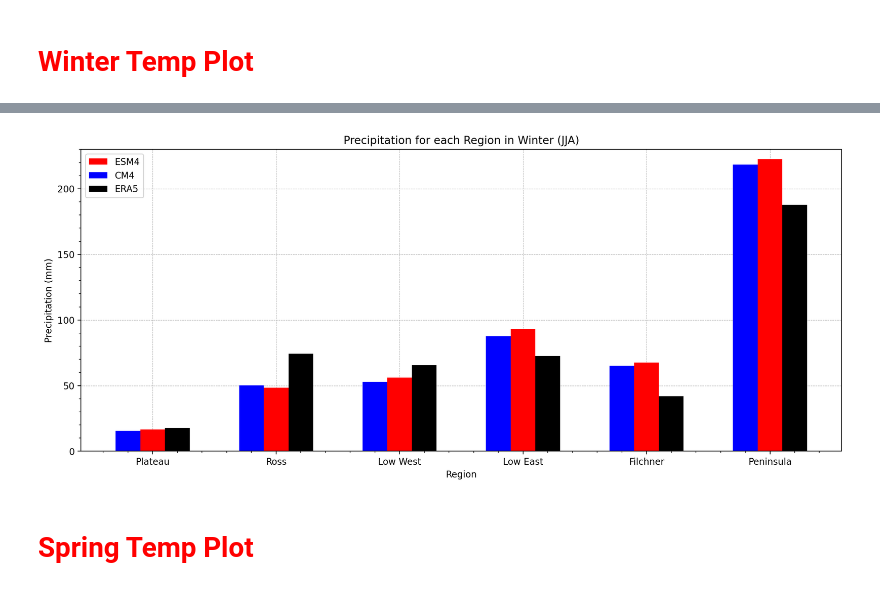
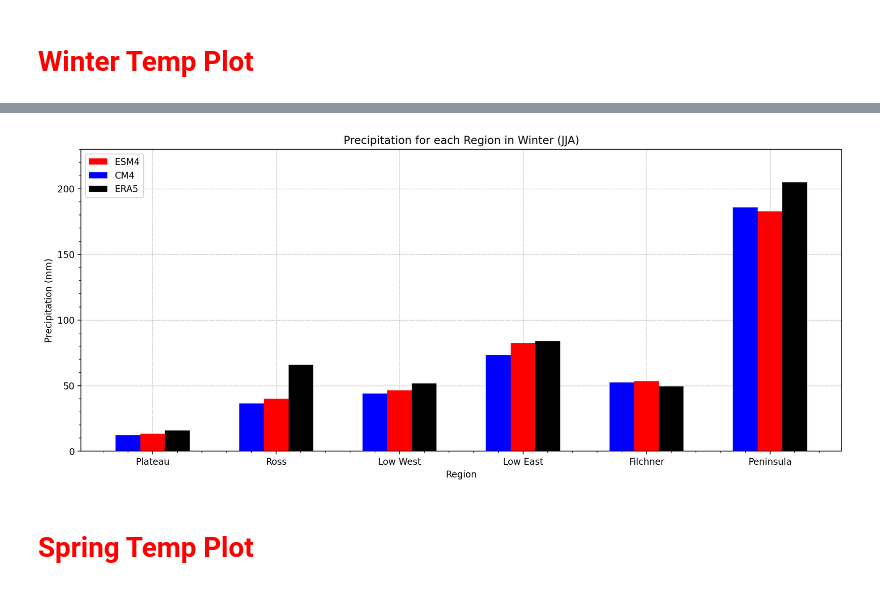
Before and after one commit to twass21/katabatic_winds, a Jupyter notebook: precip_bar_plots.ipynb, the cells around one changed output, grey strips where cells are left out. Cells and saved outputs as stored; diff of their text form; code cells hidden in the pictures.

```diff
--- a/precip_bar_plots.ipynb
+++ b/precip_bar_plots.ipynb
@@ -708,47 +802,48 @@ pen_value_ERA5_winter=print(peninsula_precip_winter_ERA5.values)
 # %%
 
 fig, ax= plt.subplots(figsize= (15,6))
 
 
 X = ['Plateau','Ross','Low West','Low East', 'Filchner', 'Peninsula']
-CM4_winter = [15.474978770362213,
-50.09975528810173,
-52.81378813670017,
-87.7741530071944,
-65.14294780790806,
-218.47053347155452
+CM4_winter = [12.25357276853174,
+36.548962199594826,
+43.99865854647942,
+73.22958607692271,
+52.281549491453916,
+185.8074198011309
+
 ]
-ESM4_winter = [16.547708411235362,
-48.31797054503113,
-56.035609828541055,
-93.2109012035653,
-67.51170130446553,
-222.61251211166382
+ESM4_winter = [13.226023520110175,
+39.84396340674721,
+46.408330398844555,
+82.40990114863962,
+53.2633695343975,
+182.7209756942466
 ]
 
-ERA5_winter = [17.905802014865912,
-74.2102385731414,
-65.51074309973046,
-72.47586417943239,
-41.88856183318421,
-187.6762608764693]
+ERA5_winter = [15.801985835423693,
+65.77070478815585,
+51.683642668649554,
+83.91112043755129,
+49.378193338634446,
+205.07593138609082]
 X_axis = np.arange(len(X))
 
-plt.bar(X_axis, ESM4_winter, 0.2, label = 'ESM4', color='r')
+plt.bar(X_axis, ESM4_winter, 0.2, label = 'ESM4', color='red')
 plt.bar(X_axis - 0.2, CM4_winter, 0.2, label = 'CM4', color= 'blue')
 plt.bar(X_axis + 0.2, ERA5_winter, 0.2, label= 'ERA5', color= 'k')
 ax.grid(linewidth=0.5, linestyle= '--')
 ax.set_axisbelow(True)
 plt.xticks(X_axis, X)
 plt.xlabel("Region")
 plt.ylabel("Precipitation (mm)")
 plt.title("Precipitation for each Region in Winter (JJA)")
 plt.legend()
 ax.minorticks_on()
 plt.ylim(0,230)
 plt.show()
 # %% [output]
-[figure, old version]
+[figure, new version]
 # %% [markdown]
 # <span style="color:red">Spring Temp Plot</span>
 # %%
```
Also changed, not shown: parts of 53 cells of this notebook.
